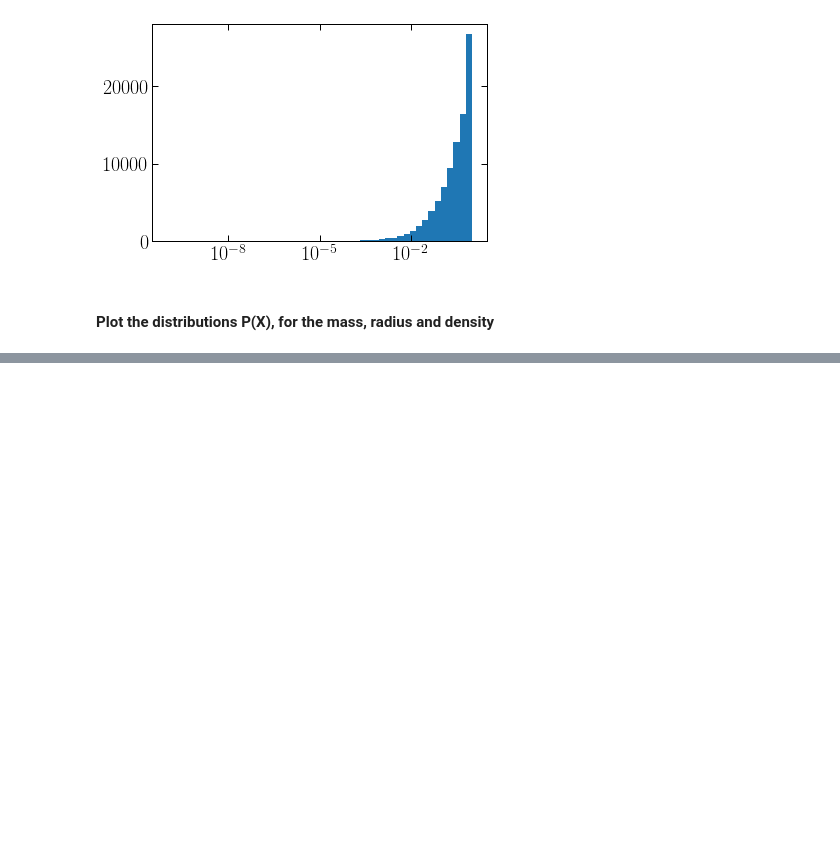
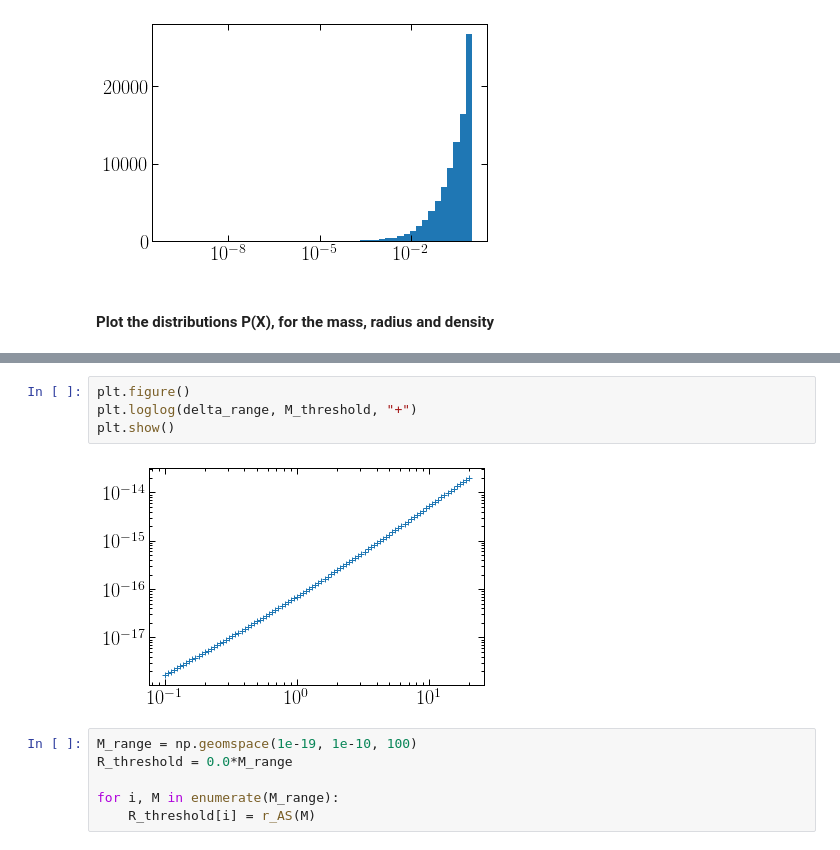
Before and after one commit to bradkav/axion-miniclusters, a Jupyter notebook: code/plotting/MonteCarloAnalysis.ipynb, the cells around one changed output, grey strips where cells are left out. Drawn from its saved outputs; the diff is of its cells as text; blank space fills up the shorter version.

```diff
--- a/code/plotting/MonteCarloAnalysis.ipynb
+++ b/code/plotting/MonteCarloAnalysis.ipynb
@@ -192 +194,13 @@ plt.show()
+# %%
+plt.figure()
+plt.loglog(delta_range, M_threshold, "+")
+plt.show()
+# %% [output]
+[figure, added]
+# %%
+M_range = np.geomspace(1e-19, 1e-10, 100)
+R_threshold = 0.0*M_range
+
+for i, M in enumerate(M_range):
+    R_threshold[i] = r_AS(M)
 # %%
```
Also changed, not shown: parts of 5 cells of this notebook, 12 other files.
